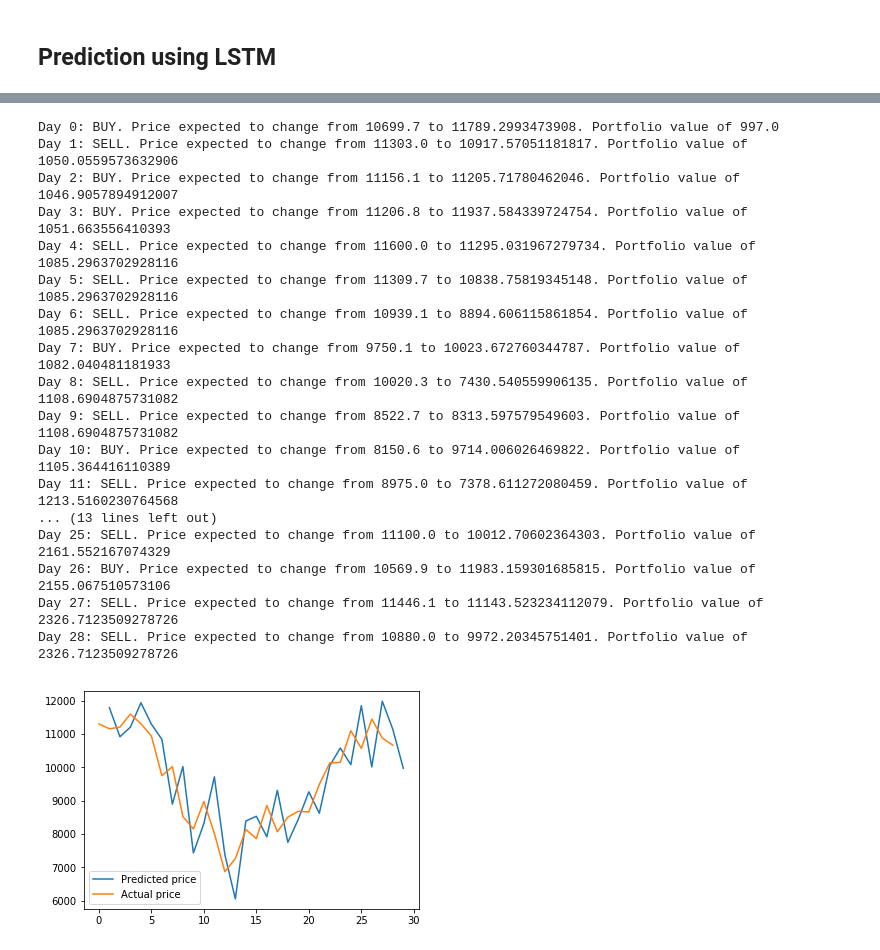
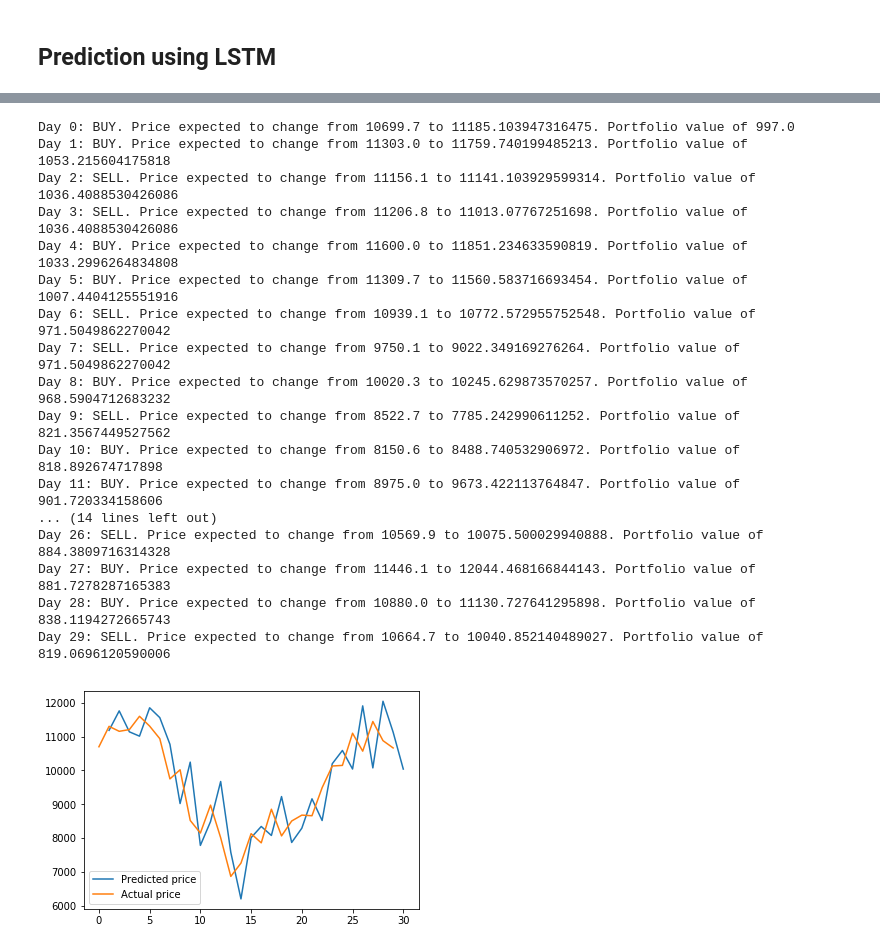
Before and after one commit to alastairong/traderbot, a Jupyter notebook: Training Notebook.ipynb, the cells around one changed output, grey strips where cells are left out. Cells and saved outputs as stored; diff of their text form; code cells hidden in the pictures.

Commit message:
Completed LSTM training

```diff
--- a/Training Notebook.ipynb
+++ b/Training Notebook.ipynb
@@ -117,6 +138,8 @@ def scrub(data):
     data = data.astype('float64')
     data = data.interpolate()
     return data
+
+data = scrub(data)
 # %%
 """
 Split data into training set and targets
@@ -265,7 +288,7 @@ SELL action. New position of 0 BTC and $1102.0686356784686
 ## Prediction using LSTM
 # %%
 # Reshape data from (num_samples, features) to (num_samples, sequence_length, features)
-sequence_length = 2
+sequence_length = 5
 
 def seq_data(data_x, data_y, seq_length):
     seq_data_x = []
@@ -275,6 +298,10 @@ def seq_data(data_x, data_y, seq_length):
         seq_data_y.append(data_y[ii + seq_length-1])
     return np.array(seq_data_x), np.array(seq_data_y)
 
+valid_x_2 = np.concatenate((train_x[-sequence_length + 1:], valid_x)) # Give full sequence length to first validation datapoint
+valid_y_2 = np.concatenate((train_y[-sequence_length + 1:], valid_y)) # Give full sequence length to first validation datapoint
+
+
 train_x_seq, train_y_seq = seq_data(train_x, train_y, sequence_length)
 valid_x_seq, valid_y_seq = seq_data(valid_x, valid_y, sequence_length)
 # %%
@@ -346,46 +373,46 @@ for ii in range(len(valid_x_seq)):
     model_output = LSTM_network.model.predict(input_data)
     prediction.append(model_output.item() * y_std + y_mean)
 
-predicted_price = ([x + 1 for x in prediction]) * actuals[1:]
+predicted_price = ([x + 1 for x in prediction]) * actuals
 # %%
 %matplotlib inline
 plt.plot(range(1, len(predicted_price)+1), predicted_price, label='Predicted price')
-plt.plot(range(len(predicted_price)), actuals[1:], label='Actual price')
+plt.plot(range(len(predicted_price)), actuals, label='Actual price')
 plt.legend()
 _ = plt.ylim()
 
 # Simulate returns for validation period
 position = 0
 cash = 1000
 for ii in range(len(predicted_price)):
     action = ""
     if predicted_price[ii] > actuals[ii]:
         position += cash / actuals[ii] * 0.997 # 0.997 to account for fees
         cash = 0
         action = "BUY"
 
     if predicted_price[ii] < actuals[ii]:
         cash += position * actuals[ii] * 0.997
         position = 0
         action = "SELL"
 
     print("Day {}: {}. Price expected to change from {} to {}. Portfolio value of {}".format(ii, action, actuals[ii], predicted_price[ii], position*actuals[ii] + cash))
 # %% [output]
-Day 0: BUY. Price expected to change from 10699.7 to 11789.2993473908. Portfolio value of 997.0
-Day 1: SELL. Price expected to change from 11303.0 to 10917.57051181817. Portfolio value of 1050.0559573632906
-Day 2: BUY. Price expected to change from 11156.1 to 11205.71780462046. Portfolio value of 1046.9057894912007
-Day 3: BUY. Price expected to change from 11206.8 to 11937.584339724754. Portfolio value of 1051.663556410393
-Day 4: SELL. Price expected to change from 11600.0 to 11295.031967279734. Portfolio value of 1085.2963702928116
-Day 5: SELL. Price expected to change from 11309.7 to 10838.75819345148. Portfolio value of 1085.2963702928116
-Day 6: SELL. Price expected to change from 10939.1 to 8894.606115861854. Portfolio value of 1085.2963702928116
-Day 7: BUY. Price expected to change from 9750.1 to 10023.672760344787. Portfolio value of 1082.040481181933
-Day 8: SELL. Price expected to change from 10020.3 to 7430.540559906135. Portfolio value of 1108.6904875731082
-Day 9: SELL. Price expected to change from 8522.7 to 8313.597579549603. Portfolio value of 1108.6904875731082
-Day 10: BUY. Price expected to change from 8150.6 to 9714.006026469822. Portfolio value of 1105.364416110389
-Day 11: SELL. Price expected to change from 8975.0 to 7378.611272080459. Portfolio value of 1213.5160230764568
-... (13 lines left out)
-Day 25: SELL. Price expected to change from 11100.0 to 10012.70602364303. Portfolio value of 2161.552167074329
-Day 26: BUY. Price expected to change from 10569.9 to 11983.159301685815. Portfolio value of 2155.067510573106
-Day 27: SELL. Price expected to change from 11446.1 to 11143.523234112079. Portfolio value of 2326.7123509278726
-Day 28: SELL. Price expected to change from 10880.0 to 9972.20345751401. Portfolio value of 2326.7123509278726
+Day 0: BUY. Price expected to change from 10699.7 to 11185.103947316475. Portfolio value of 997.0
+Day 1: BUY. Price expected to change from 11303.0 to 11759.740199485213. Portfolio value of 1053.215604175818
+Day 2: SELL. Price expected to change from 11156.1 to 11141.103929599314. Portfolio value of 1036.4088530426086
+Day 3: SELL. Price expected to change from 11206.8 to 11013.07767251698. Portfolio value of 1036.4088530426086
+Day 4: BUY. Price expected to change from 11600.0 to 11851.234633590819. Portfolio value of 1033.2996264834808
+Day 5: BUY. Price expected to change from 11309.7 to 11560.583716693454. Portfolio value of 1007.4404125551916
+Day 6: SELL. Price expected to change from 10939.1 to 10772.572955752548. Portfolio value of 971.5049862270042
+Day 7: SELL. Price expected to change from 9750.1 to 9022.349169276264. Portfolio value of 971.5049862270042
+Day 8: BUY. Price expected to change from 10020.3 to 10245.629873570257. Portfolio value of 968.5904712683232
+Day 9: SELL. Price expected to change from 8522.7 to 7785.242990611252. Portfolio value of 821.3567449527562
+Day 10: BUY. Price expected to change from 8150.6 to 8488.740532906972. Portfolio value of 818.892674717898
+Day 11: BUY. Price expected to change from 8975.0 to 9673.422113764847. Portfolio value of 901.720334158606
+... (14 lines left out)
+Day 26: SELL. Price expected to change from 10569.9 to 10075.500029940888. Portfolio value of 884.3809716314328
+Day 27: BUY. Price expected to change from 11446.1 to 12044.468166844143. Portfolio value of 881.7278287165383
+Day 28: BUY. Price expected to change from 10880.0 to 11130.727641295898. Portfolio value of 838.1194272665743
+Day 29: SELL. Price expected to change from 10664.7 to 10040.852140489027. Portfolio value of 819.0696120590006
-[figure, old version]
+[figure, new version]
```
Also changed, not shown: parts of 2 cells of this notebook, 21 other files.
